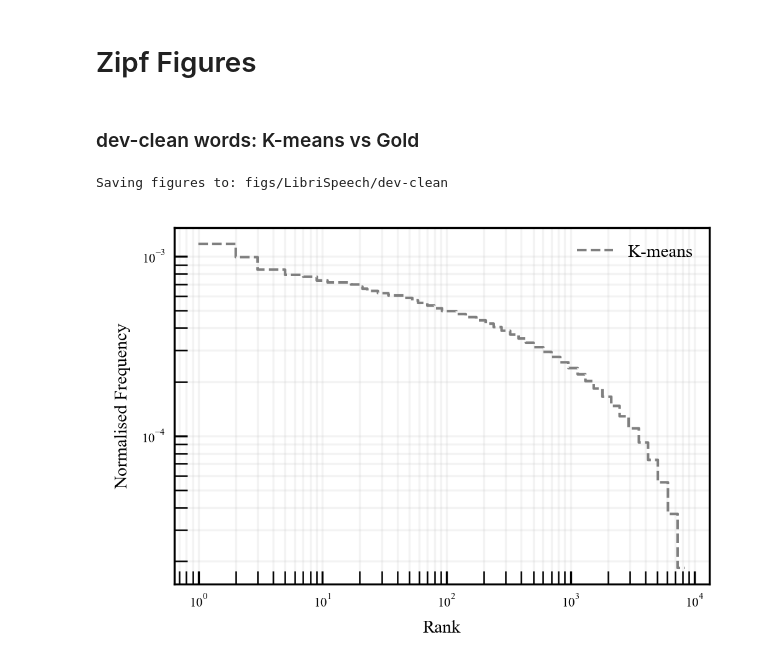
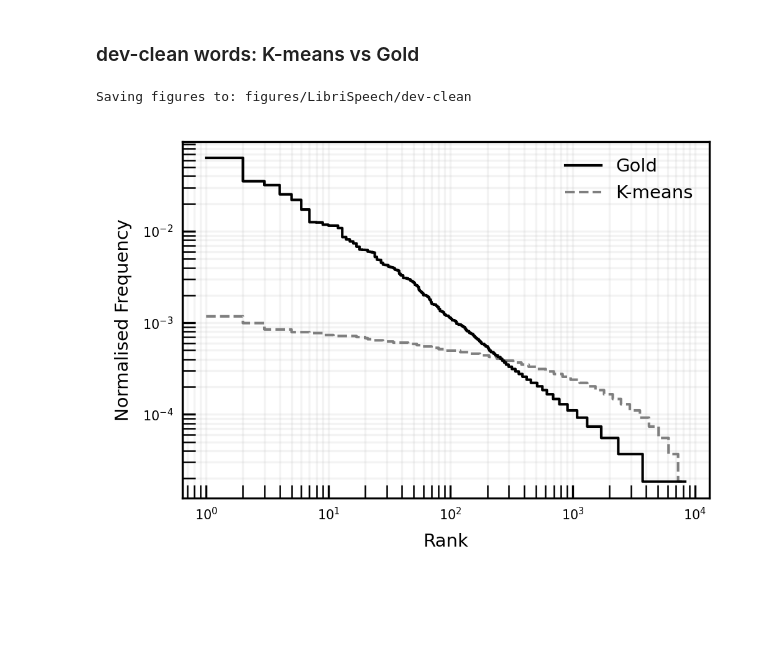
Before and after one commit to adendorffy/zipf-clus, a Jupyter notebook: figs.ipynb, the cells around one changed output. Saved outputs shown, nothing was run; the diff lists cells and outputs as text; code cells hidden in the pictures; blank space fills up the shorter version.

```diff
--- a/figs.ipynb
+++ b/figs.ipynb
@@ -1,5 +1,3 @@
-# %% [markdown]
-# Zipf Figures
 # %%
 import matplotlib.pyplot as plt
 import numpy as np
@@ -64,14 +115,14 @@ plt.rcParams.update({
 # %%
 
 dataset_dir = Path("../data/alignments/LibriSpeech/dev-clean_feature_sliced/")
-kmeans_path = Path("outputs/LibriSpeech/dev-clean_feature_sliced/wavlm_large/layer_21/gt/words/fbgmm/kmeans_k8372_269.82.txt")
+kmeans_path = Path("outputs/LibriSpeech/dev-clean_feature_sliced/wavlm_large/layer_21/gt/words/fig/kmeans_k8372_269.82.txt")
 
 gt_items = get_words(dataset_dir, align_type="words")
 kmeans_clusters = get_clusters(kmeans_path)
 
 dataset = kmeans_path.parts[1]
 dataset_subset = kmeans_path.parts[2].split("_")[0]
-fig_dir = Path("figs") / dataset / dataset_subset
+fig_dir = Path("figures") / dataset / dataset_subset
 fig_dir.mkdir(parents=True, exist_ok=True)
 print(f"Saving figures to: {fig_dir}")
 
@@ -79,27 +130,25 @@ legend_handles = {}
 fig, ax = plt.subplots(figsize=(3.4, 2.4), dpi=300)
 
 # Ground truth distribution
-# gt_counts = Counter(gt_items)
-# gt_freqs = np.array(sorted(gt_counts.values(), reverse=True))
-# gt_probs = gt_freqs / gt_freqs.sum()
-# gt_ranks = np.arange(1, len(gt_probs) + 1)
+gt_counts = Counter(gt_items)
+gt_freqs = np.array(sorted(gt_counts.values(), reverse=True))
+gt_probs = gt_freqs / gt_freqs.sum()
+gt_ranks = np.arange(1, len(gt_probs) + 1)
 
-# line, = ax.loglog(
-#     gt_ranks,
-#     gt_probs,
-#     linestyle="-",
-#     color="black",
-#     linewidth=1,
-#     drawstyle="steps-post",
-#     label="Ground truth",
-#     zorder=3,
-# )
-# legend_handles.setdefault("Gold", line)
+line, = ax.loglog(
+    gt_ranks,
+    gt_probs,
+    linestyle="-",
+    color="black",
+    linewidth=1,
+    drawstyle="steps-post",
+    label="Ground truth",
+    zorder=3,
+)
+legend_handles.setdefault("Gold", line)
 
-# global_max_freq = gt_probs[0]
-# global_max_rank = len(gt_probs)
-global_max_freq = 0
-global_max_rank = 0
+global_max_freq = gt_probs[0]
+global_max_rank = len(gt_probs)
 
 # K-means
 cluster_sizes = np.array(sorted([len(c) for c in kmeans_clusters], reverse=True))
@@ -113,33 +162,33 @@ line, = ax.loglog(
         color='tab:gray',
         linewidth=1,
         drawstyle="steps-post",
         linestyle="--",
     )
 
 legend_handles.setdefault("K-means", line)
 
 ax.set_xlabel("Rank")
 ax.set_ylabel("Normalised Frequency")
 
 global_max_freq = max(global_max_freq, probs[0])
 global_max_rank = max(global_max_rank, len(probs))
 
 ax.grid(True, which="both", ls="-", alpha=0.15)
 ax.tick_params(direction="in", which="both", length=5)
 
 legend_order = ["Gold", "K-means"]
 ax.legend(
     [legend_handles[label] for label in legend_order if label in legend_handles],
     [label for label in legend_order if label in legend_handles],
     loc="best",
     frameon=False,
 )
 plt.tight_layout()
 # plt.savefig(
-#     fig_dir / f"zipf_plot_words_{dataset_subset}.pdf",
+#     fig_dir / f"zipf:kmeans_vs_gold_words.pdf",
 #     bbox_inches="tight",
 # )
 plt.show()
 # %% [output]
-Saving figures to: figs/LibriSpeech/dev-clean
+Saving figures to: figures/LibriSpeech/dev-clean
-[figure, old version]
+[figure, new version]
```
Also changed, not shown: parts of 9 cells of this notebook.
